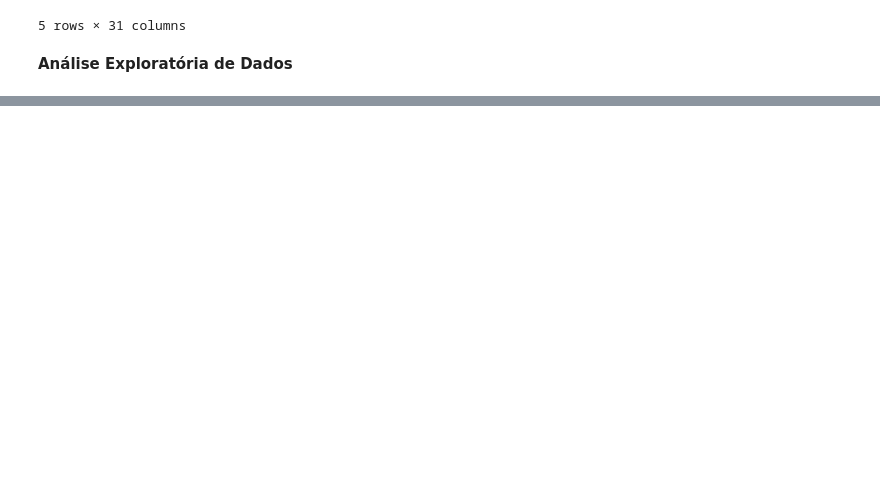
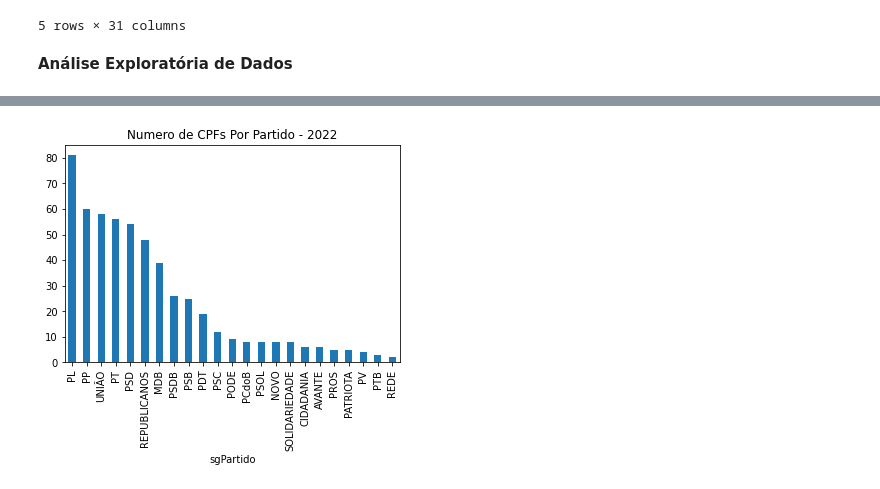
Before and after one commit to joaofranca13/camara-deputados-despesas, a Jupyter notebook: src/dataviz-dados-abertos-camara.ipynb, the cells around one changed output, grey strips where cells are left out. Saved outputs shown, nothing was run; the diff lists cells and outputs as text; code cells hidden in the pictures; blank space fills up the shorter version.

```diff
--- a/src/dataviz-dados-abertos-camara.ipynb
+++ b/src/dataviz-dados-abertos-camara.ipynb
@@ -99,0 +108,14 @@ plt.show()
+# %%
+(
+    ano_corrente_df[ano_corrente_df["cpf"].notnull()]
+    .groupby("sgPartido")["cpf"]
+    .nunique()
+    .sort_values(ascending=False)
+
+).plot(kind="bar")
+
+plt.title("Numero de CPFs Por Partido - " + str(ano_corrente - 1))
+
+plt.show()
+# %% [output]
+[figure, added]
```
Also changed, not shown: parts of 9 cells of this notebook.
